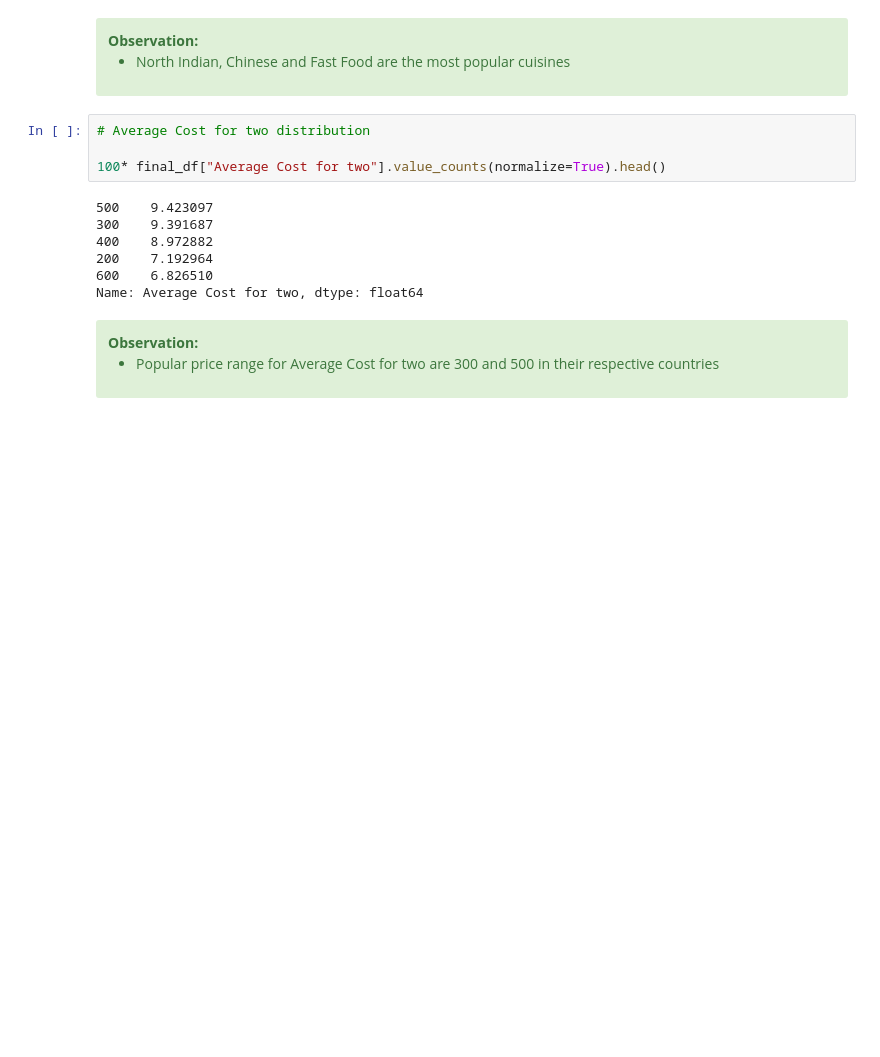
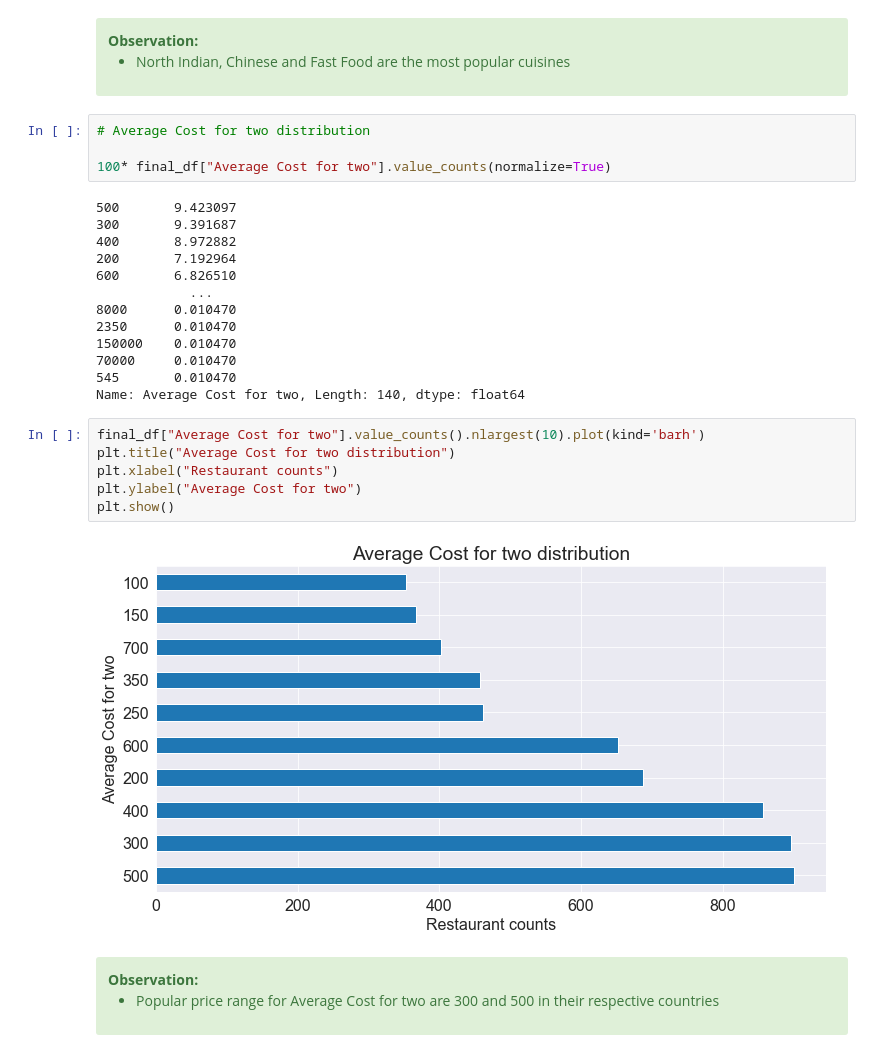
Before and after one commit to manaswikamila05/EDA, a Jupyter notebook: Zomato Restaurants Data/Zomato Case Study.ipynb, the cells around one changed output. Saved outputs shown, nothing was run; the diff lists cells and outputs as text; blank space fills up the shorter version.

```diff
--- a/Zomato Restaurants Data/Zomato Case Study.ipynb
+++ b/Zomato Restaurants Data/Zomato Case Study.ipynb
@@ -451,14 +484,28 @@ Name: Cuisines, dtype: float64
 # %%
 # Average Cost for two distribution
 
-100* final_df["Average Cost for two"].value_counts(normalize=True).head()
+100* final_df["Average Cost for two"].value_counts(normalize=True)
 # %% [output]
-500    9.423097
-300    9.391687
-400    8.972882
-200    7.192964
-600    6.826510
-Name: Average Cost for two, dtype: float64
+500       9.423097
+300       9.391687
+400       8.972882
+200       7.192964
+600       6.826510
+            ...
+8000      0.010470
+2350      0.010470
+150000    0.010470
+70000     0.010470
+545       0.010470
+Name: Average Cost for two, Length: 140, dtype: float64
+# %%
+final_df["Average Cost for two"].value_counts().nlargest(10).plot(kind='barh')
+plt.title("Average Cost for two distribution")
+plt.xlabel("Restaurant counts")
+plt.ylabel("Average Cost for two")
+plt.show()
+# %% [output]
+[figure, added]
 # %% [markdown]
 <div class="alert alert-block alert-success">
 <b>Observation:</b>
```
Also changed, not shown: parts of 47 cells of this notebook.
